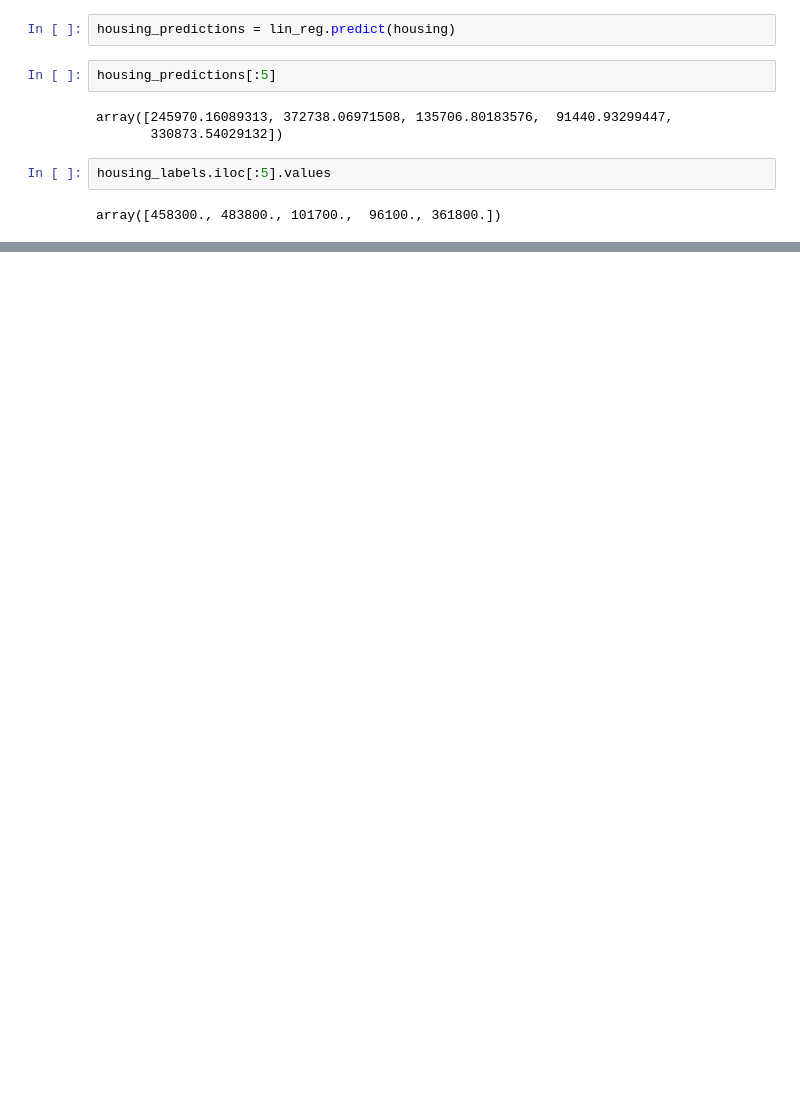
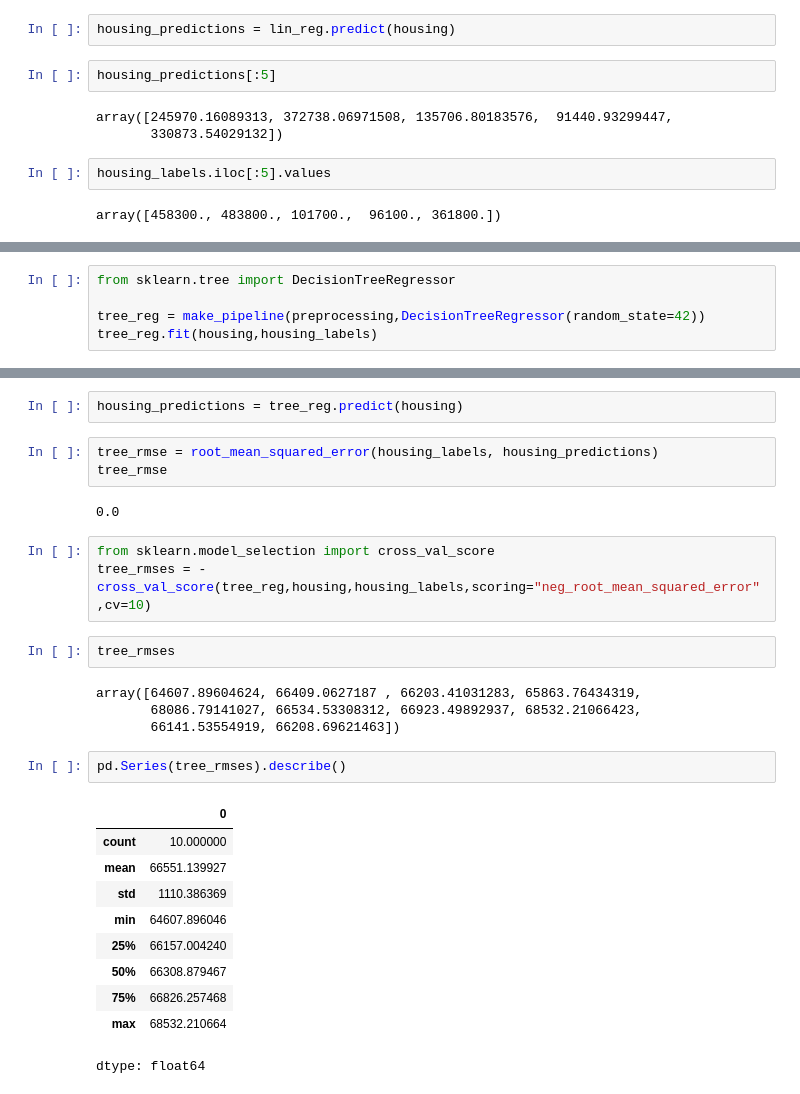
Before and after one commit to 19mddill/ML_Aurelien, a Jupyter notebook: california_housing.ipynb, the cells around one changed output, grey strips where cells are left out. Drawn from its saved outputs; the diff is of its cells as text; blank space fills up the shorter version.

```diff
--- a/california_housing.ipynb
+++ b/california_housing.ipynb
@@ -1027,0 +1047,5 @@ array([458300., 483800., 101700.,  96100., 361800.])
+# %%
+from sklearn.tree import DecisionTreeRegressor
+
+tree_reg = make_pipeline(preprocessing,DecisionTreeRegressor(random_state=42))
+tree_reg.fit(housing,housing_labels)
@@ -1027,0 +1070,29 @@ array([458300., 483800., 101700.,  96100., 361800.])
+# %%
+housing_predictions = tree_reg.predict(housing)
+# %%
+tree_rmse = root_mean_squared_error(housing_labels, housing_predictions)
+tree_rmse
+# %% [output]
+0.0
+# %%
+from sklearn.model_selection import cross_val_score
+tree_rmses = -cross_val_score(tree_reg,housing,housing_labels,scoring="neg_root_mean_squared_error",cv=10)
+# %%
+tree_rmses
+# %% [output]
+array([64607.89604624, 66409.0627187 , 66203.41031283, 65863.76434319,
+       68086.79141027, 66534.53308312, 66923.49892937, 68532.21066423,
+       66141.53554919, 66208.69621463])
+# %%
+pd.Series(tree_rmses).describe()
+# %% [output]
+|  | 0 |
+| count | 10.000000 |
+| mean | 66551.139927 |
+| std | 1110.386369 |
+| min | 64607.896046 |
+| 25% | 66157.004240 |
+| 50% | 66308.879467 |
+| 75% | 66826.257468 |
+| max | 68532.210664 |
+dtype: float64
```
Also changed, not shown: parts of 9 cells of this notebook.
